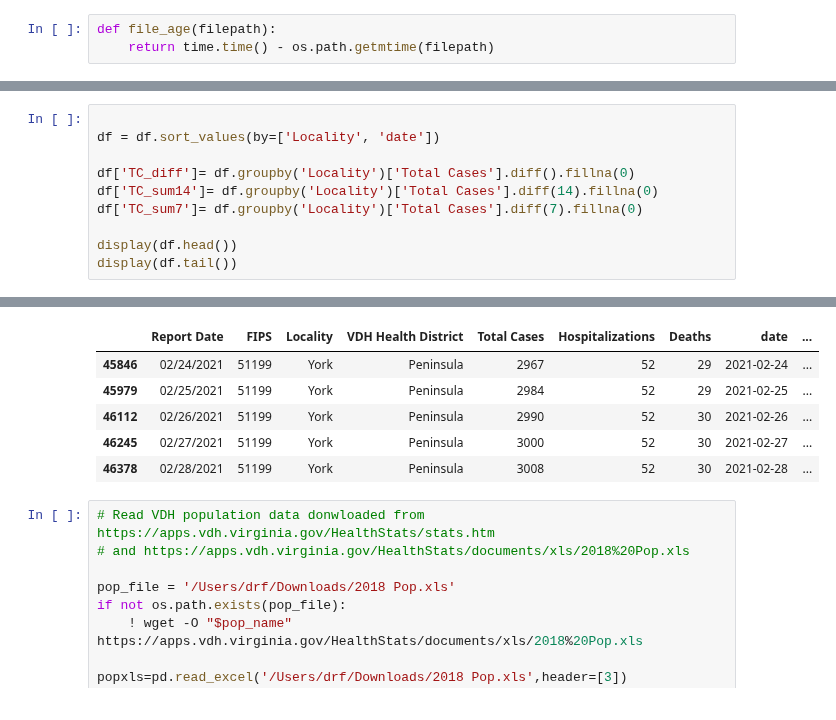
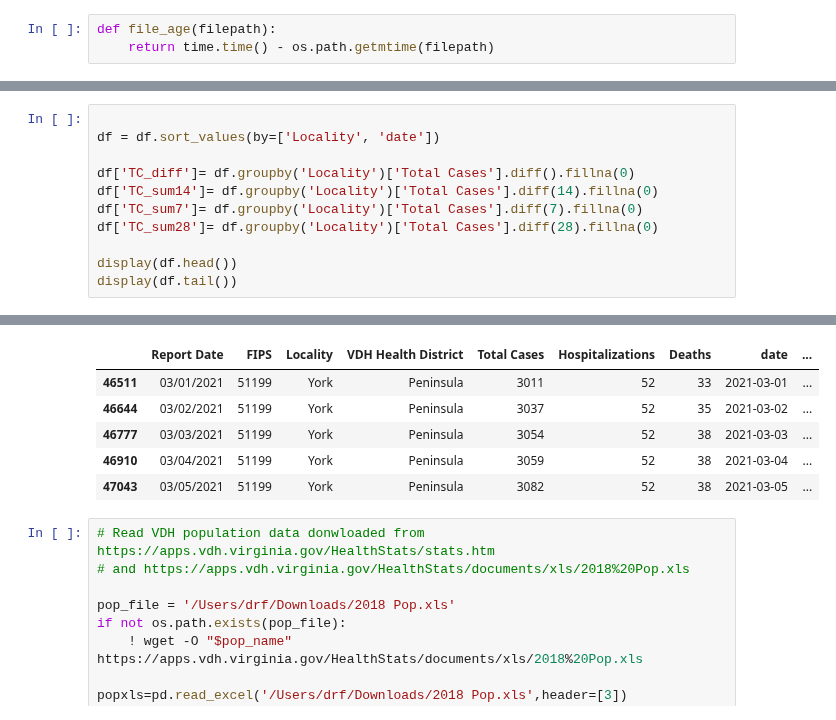
Before and after one commit to drf5n/YCSD_covid_metrics, a Jupyter notebook: YorkCountyCovidMetric.ipynb, the cells around one changed output, grey strips where cells are left out. Saved outputs shown, nothing was run; the diff lists cells and outputs as text.

```diff
--- a/YorkCountyCovidMetric.ipynb
+++ b/YorkCountyCovidMetric.ipynb
@@ -57,6 +57,7 @@ df = df.sort_values(by=['Locality', 'date'])
 df['TC_diff']= df.groupby('Locality')['Total Cases'].diff().fillna(0)
 df['TC_sum14']= df.groupby('Locality')['Total Cases'].diff(14).fillna(0)
 df['TC_sum7']= df.groupby('Locality')['Total Cases'].diff(7).fillna(0)
+df['TC_sum28']= df.groupby('Locality')['Total Cases'].diff(28).fillna(0)
 
 display(df.head())
 display(df.tail())
@@ -70,9 +71,9 @@ display(df.tail())
 |  | Report Date | FIPS | Locality | VDH Health District | Total Cases | Hospitalizations | Deaths | date | ... |
-| 45846 | 02/24/2021 | 51199 | York | Peninsula | 2967 | 52 | 29 | 2021-02-24 | ... |
-| 45979 | 02/25/2021 | 51199 | York | Peninsula | 2984 | 52 | 29 | 2021-02-25 | ... |
-| 46112 | 02/26/2021 | 51199 | York | Peninsula | 2990 | 52 | 30 | 2021-02-26 | ... |
-| 46245 | 02/27/2021 | 51199 | York | Peninsula | 3000 | 52 | 30 | 2021-02-27 | ... |
-| 46378 | 02/28/2021 | 51199 | York | Peninsula | 3008 | 52 | 30 | 2021-02-28 | ... |
+| 46511 | 03/01/2021 | 51199 | York | Peninsula | 3011 | 52 | 33 | 2021-03-01 | ... |
+| 46644 | 03/02/2021 | 51199 | York | Peninsula | 3037 | 52 | 35 | 2021-03-02 | ... |
+| 46777 | 03/03/2021 | 51199 | York | Peninsula | 3054 | 52 | 38 | 2021-03-03 | ... |
+| 46910 | 03/04/2021 | 51199 | York | Peninsula | 3059 | 52 | 38 | 2021-03-04 | ... |
+| 47043 | 03/05/2021 | 51199 | York | Peninsula | 3082 | 52 | 38 | 2021-03-05 | ... |
 # %%
 # Read VDH population data donwloaded from https://apps.vdh.virginia.gov/HealthStats/stats.htm
 # and https://apps.vdh.virginia.gov/HealthStats/documents/xls/2018%20Pop.xls
```
Also changed, not shown: parts of 9 cells of this notebook, 3 other files.
